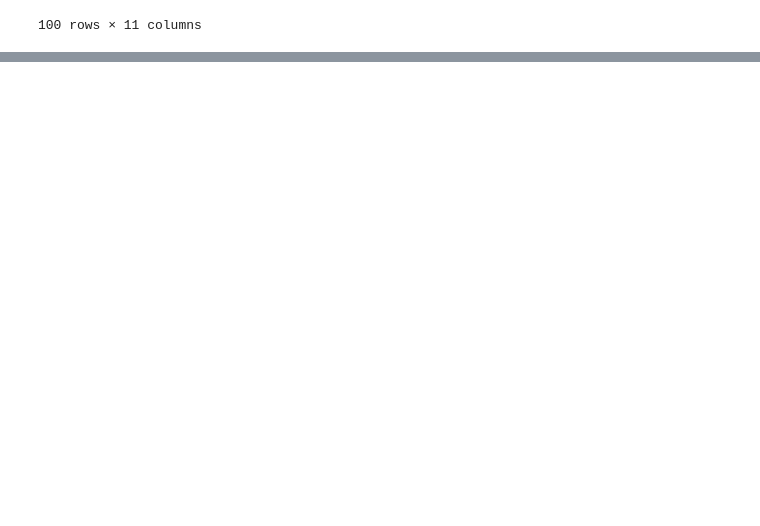
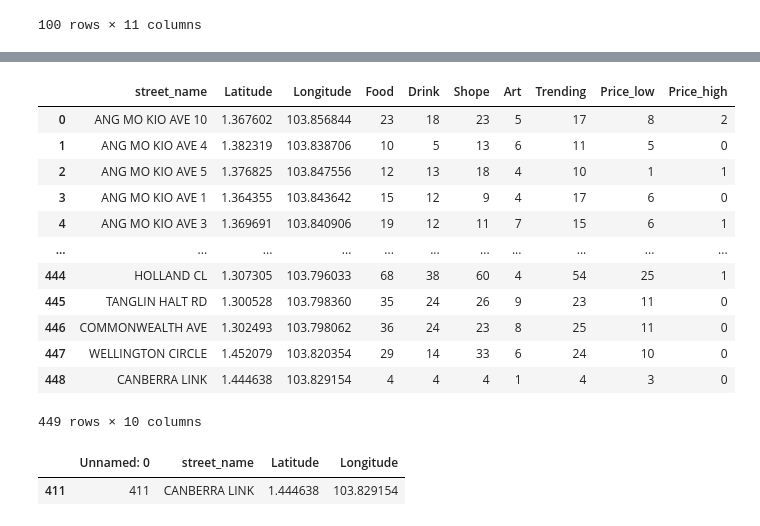
Before and after one commit to CJuanvip/HDB_data_mining, a Jupyter notebook: Scraper.ipynb, the cells around one changed output, grey strips where cells are left out. Cells and saved outputs as stored; diff of their text form; code cells hidden in the pictures; blank space fills up the shorter version.

Commit message:
Update new notebook for data in kaggle

```diff
--- a/Scraper.ipynb
+++ b/Scraper.ipynb
@@ -284,36 +289,0 @@ selected_ven5.to_csv('selected_ven5.csv')
-# %%
-time.sleep(4000)
-df_lat_long = pd.read_csv("df_lat_long.csv")
-df_lat_long = df_lat_long[500:]
-
-names = df_lat_long['street_name']
-latitudes = df_lat_long['Latitude']
-longitudes = df_lat_long['Longitude']
-
-
-for name, lat, lng in zip(names, latitudes, longitudes):
-    url = 'https://api.foursquare.com/v2/venues/explore?&client_id={}&client_secret={}&v={}&ll={},{}&radius={}&limit={}'.format(
-        ID, Paw, date_t, lat, lng, radius, limit)
-
-    number_food = requests.get(url+'&section=food').json()['response']['totalResults']
-    number_drink = requests.get(url+'&section=drinks').json()['response']['totalResults'] + requests.get(url+'&section=coffee').json()['response']['totalResults']
-
-    number_shop = requests.get(url+'&section=shops').json()['response']['totalResults']
-    number_art = requests.get(url+'&section=arts').json()['response']['totalResults']
-    number_trending = requests.get(url+'&section=trending').json()['response']['totalResults']
-
-    url_price_low = 'https://api.foursquare.com/v2/venues/explore?&client_id={}&client_secret={}&v={}&ll={},{}&radius={}&limit={}&price=1'.format(
-        ID, Paw, date_t, lat, lng, radius, limit)
-    price_low = requests.get(url_price_low).json()['response']['totalResults']
-
-    url_price_high = 'https://api.foursquare.com/v2/venues/explore?&client_id={}&client_secret={}&v={}&ll={},{}&radius={}&limit={}&price=3,4'.format(
-        ID, Paw, date_t, lat, lng, radius, limit)
-    price_high = requests.get(url_price_high).json()['response']['totalResults']
-
-    venues_list.append([(name, lat, lng,
-        number_food,number_drink,number_shop,number_art,number_trending,price_low,price_high)])
-
-
-selected_ven6 = pd.DataFrame([item for venue_list in venues_list for item in venue_list])
-selected_ven6.columns = ['street_name', 'Latitude', 'Longitude', 'Food', 'Drink', 'Shope', 'Art', 'Trending', 'Price_low', 'Price_high']
-selected_ven6.to_csv('selected_ven6.csv')
@@ -319,0 +310,26 @@ selected_ven6.to_csv('selected_ven6.csv')
+# %%
+selected_ven4 = pd.DataFrame([item for venue_list in venues_list for item in venue_list])
+selected_ven4.columns = ['street_name', 'Latitude', 'Longitude', 'Food', 'Drink', 'Shope', 'Art', 'Trending', 'Price_low', 'Price_high']
+selected_ven4.to_csv('selected_ven4.csv')
+# %%
+selected_ven4
+# %% [output]
+|  | street_name | Latitude | Longitude | Food | Drink | Shope | Art | Trending | Price_low | Price_high |
+| 0 | ANG MO KIO AVE 10 | 1.367602 | 103.856844 | 23 | 18 | 23 | 5 | 17 | 8 | 2 |
+| 1 | ANG MO KIO AVE 4 | 1.382319 | 103.838706 | 10 | 5 | 13 | 6 | 11 | 5 | 0 |
+| 2 | ANG MO KIO AVE 5 | 1.376825 | 103.847556 | 12 | 13 | 18 | 4 | 10 | 1 | 1 |
+| 3 | ANG MO KIO AVE 1 | 1.364355 | 103.843642 | 15 | 12 | 9 | 4 | 17 | 6 | 0 |
+| 4 | ANG MO KIO AVE 3 | 1.369691 | 103.840906 | 19 | 12 | 11 | 7 | 15 | 6 | 1 |
+| ... | ... | ... | ... | ... | ... | ... | ... | ... | ... | ... |
+| 444 | HOLLAND CL | 1.307305 | 103.796033 | 68 | 38 | 60 | 4 | 54 | 25 | 1 |
+| 445 | TANGLIN HALT RD | 1.300528 | 103.798360 | 35 | 24 | 26 | 9 | 23 | 11 | 0 |
+| 446 | COMMONWEALTH AVE | 1.302493 | 103.798062 | 36 | 24 | 23 | 8 | 25 | 11 | 0 |
+| 447 | WELLINGTON CIRCLE | 1.452079 | 103.820354 | 29 | 14 | 33 | 6 | 24 | 10 | 0 |
+| 448 | CANBERRA LINK | 1.444638 | 103.829154 | 4 | 4 | 4 | 1 | 4 | 3 | 0 |
+449 rows × 10 columns
+# %%
+df_lat_long = pd.read_csv("df_lat_long.csv")
+df_lat_long[df_lat_long['street_name']=='CANBERRA LINK']
+# %% [output]
+|  | Unnamed: 0 | street_name | Latitude | Longitude |
+| 411 | 411 | CANBERRA LINK | 1.444638 | 103.829154 |
```
Also changed, not shown: parts of 5 cells of this notebook, 2 other files.
